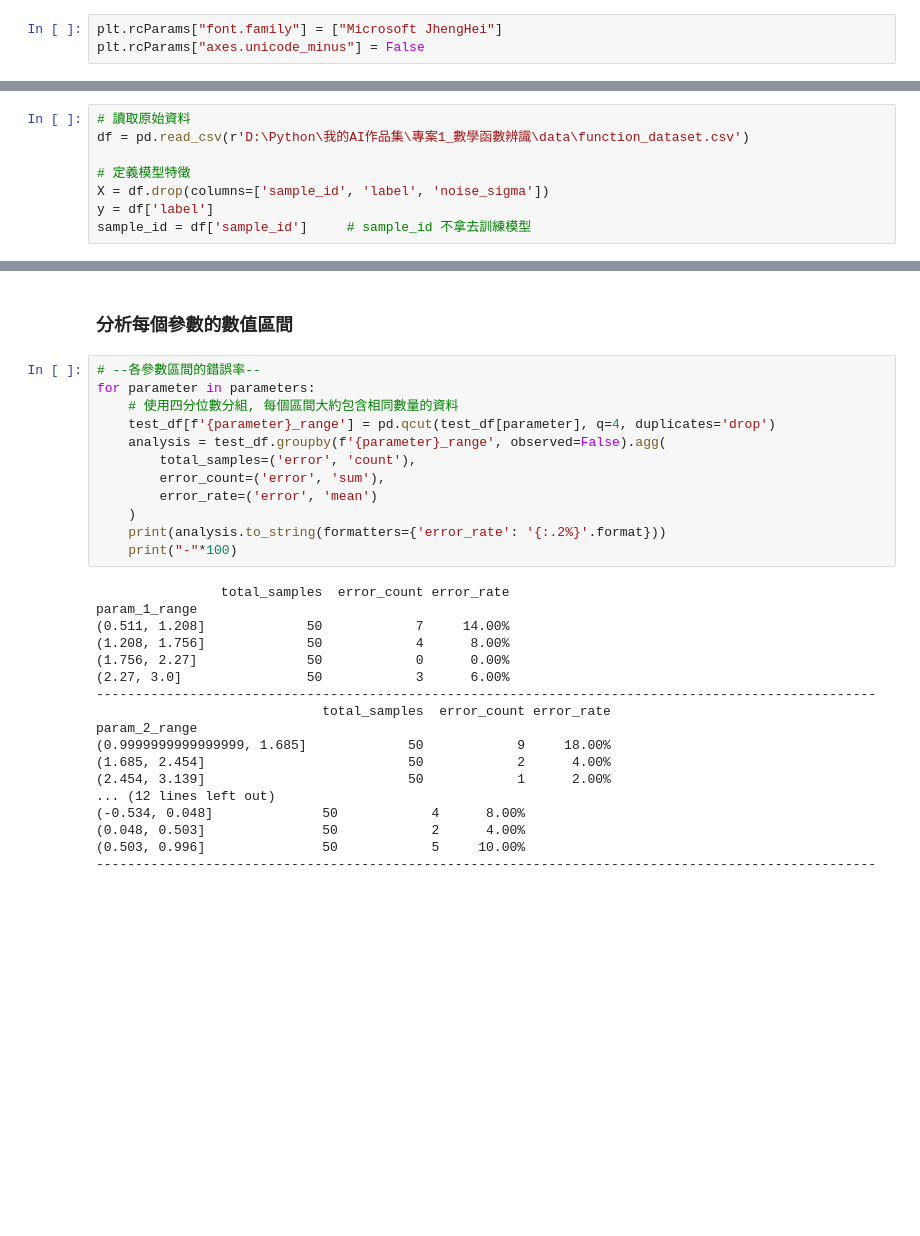
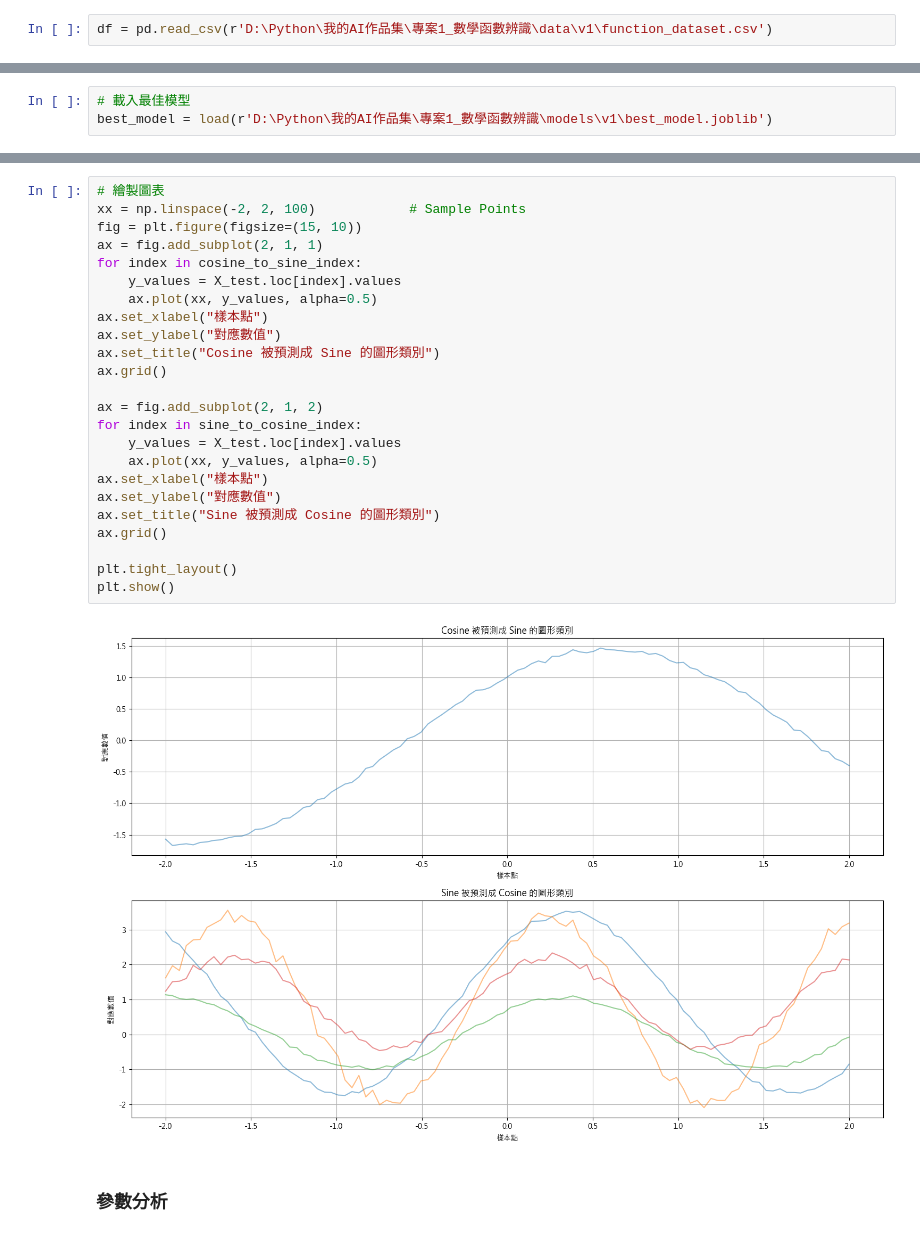
Before and after one commit to Charlie3469/mathematical-function-classifier, a Jupyter notebook: notebooks/04_error_analysis.ipynb, the cells around one changed output, grey strips where cells are left out. Saved outputs shown, nothing was run; the diff lists cells and outputs as text; blank space fills up the shorter version.

```diff
--- a/notebooks/04_error_analysis.ipynb
+++ b/notebooks/04_error_analysis.ipynb
@@ -5,5 +3,4 @@ import matplotlib.pyplot as plt
 from joblib import load
 from sklearn.model_selection import train_test_split
 # %%
-plt.rcParams["font.family"] = ["Microsoft JhengHei"]
-plt.rcParams["axes.unicode_minus"] = False
+df = pd.read_csv(r'D:\Python\我的AI作品集\專案1_數學函數辨識\data\v1\function_dataset.csv')
@@ -12,8 +14,3 @@ plt.rcParams["axes.unicode_minus"] = False
 # %%
-# 讀取原始資料
-df = pd.read_csv(r'D:\Python\我的AI作品集\專案1_數學函數辨識\data\function_dataset.csv')
-
-# 定義模型特徵
-X = df.drop(columns=['sample_id', 'label', 'noise_sigma'])
-y = df['label']
-sample_id = df['sample_id']     # sample_id 不拿去訓練模型
+# 載入最佳模型
+best_model = load(r'D:\Python\我的AI作品集\專案1_數學函數辨識\models\v1\best_model.joblib')
@@ -227,33 +260,29 @@ Parameter Correct Mean Correct Median Error Mean Error Median Mean Difference
-# %% [markdown]
-### 分析每個參數的數值區間
 # %%
-# --各參數區間的錯誤率--
-for parameter in parameters:
-    # 使用四分位數分組, 每個區間大約包含相同數量的資料
-    test_df[f'{parameter}_range'] = pd.qcut(test_df[parameter], q=4, duplicates='drop')
-    analysis = test_df.groupby(f'{parameter}_range', observed=False).agg(
-        total_samples=('error', 'count'),
-        error_count=('error', 'sum'),
-        error_rate=('error', 'mean')
-    )
-    print(analysis.to_string(formatters={'error_rate': '{:.2%}'.format}))
-    print("-"*100)
+# 繪製圖表
+xx = np.linspace(-2, 2, 100)            # Sample Points
+fig = plt.figure(figsize=(15, 10))
+ax = fig.add_subplot(2, 1, 1)
+for index in cosine_to_sine_index:
+    y_values = X_test.loc[index].values
+    ax.plot(xx, y_values, alpha=0.5)
+ax.set_xlabel("樣本點")
+ax.set_ylabel("對應數值")
+ax.set_title("Cosine 被預測成 Sine 的圖形類別")
+ax.grid()
+
+ax = fig.add_subplot(2, 1, 2)
+for index in sine_to_cosine_index:
+    y_values = X_test.loc[index].values
+    ax.plot(xx, y_values, alpha=0.5)
+ax.set_xlabel("樣本點")
+ax.set_ylabel("對應數值")
+ax.set_title("Sine 被預測成 Cosine 的圖形類別")
+ax.grid()
+
+plt.tight_layout()
+plt.show()
 # %% [output]
-                total_samples  error_count error_rate
-param_1_range
-(0.511, 1.208]             50            7     14.00%
-(1.208, 1.756]             50            4      8.00%
-(1.756, 2.27]              50            0      0.00%
-(2.27, 3.0]                50            3      6.00%
-----------------------------------------------------------------------------------------------------
-                             total_samples  error_count error_rate
-param_2_range
-(0.9999999999999999, 1.685]             50            9     18.00%
-(1.685, 2.454]                          50            2      4.00%
-(2.454, 3.139]                          50            1      2.00%
-... (12 lines left out)
-(-0.534, 0.048]              50            4      8.00%
-(0.048, 0.503]               50            2      4.00%
-(0.503, 0.996]               50            5     10.00%
-----------------------------------------------------------------------------------------------------
+[figure, added]
+# %% [markdown]
+### 參數分析
 # %%
```
Also changed, not shown: parts of 42 cells of this notebook, 6 other files.
